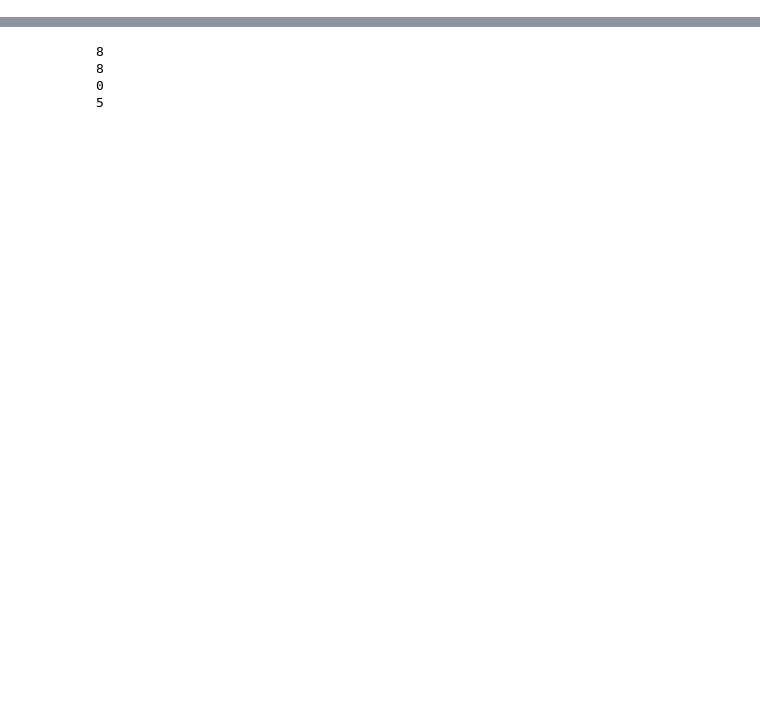
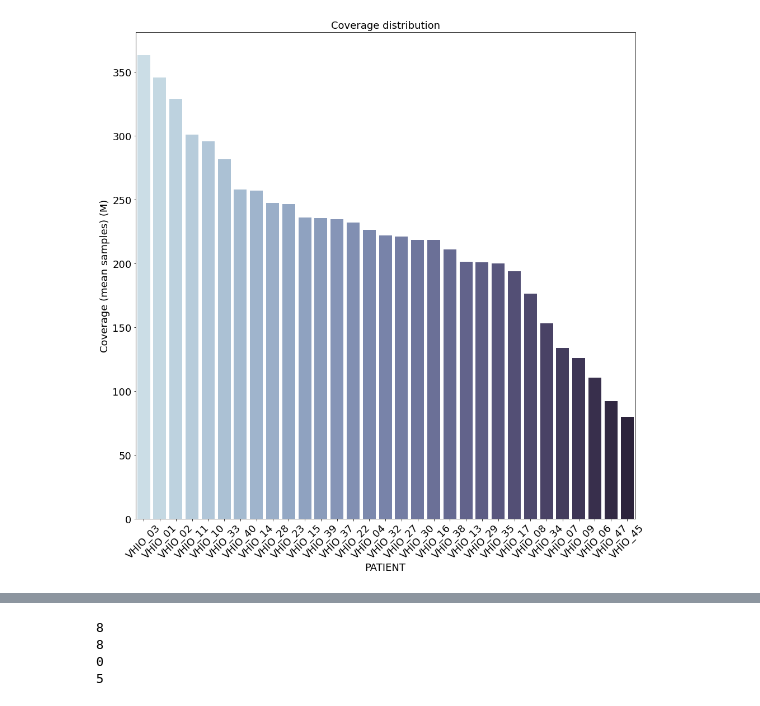
Before and after one commit to jfnavarro/scitron, a Jupyter notebook: analysis_general.ipynb, the cells around one changed output, grey strips where cells are left out. Saved outputs shown, nothing was run; the diff lists cells and outputs as text; code cells hidden in the pictures; blank space fills up the shorter version.

```diff
--- a/analysis_general.ipynb
+++ b/analysis_general.ipynb
@@ -55,3 +109,20 @@ print(len(set(metasamples[metasamples['SAMPLE_TYPE'] == 'tumor']['SAMPLE_ID'])))
+# %%
+fig, ax = plt.subplots(figsize=(16,16))
+
+tmp = qc_stats.groupby('PATIENT_ID').mean()
+tmp['PATIENT_ID'] = tmp.index
+sort_odrder = tmp.sort_values('Unique Pairs', ascending = False).index
+sns_plot = sns.barplot(x='PATIENT_ID', y='Unique Pairs', dodge=False, data=tmp,
+                       order=sort_odrder,
+                       ax=ax, palette='ch:s=.25,rot=-.25')
+_ = sns_plot.set_xticklabels(sort_odrder, size=16, rotation=45)
+_ = sns_plot.set_xlabel('PATIENT', fontsize=18)
+_ = sns_plot.set_ylabel('Coverage (mean samples) (M)', fontsize=18)
+_ = sns_plot.set_title('Coverage distribution', fontsize=18)
+_ = sns_plot.tick_params(axis='both', which='major', labelsize=18)
+fig.savefig('coverage_distribution_per_patient_al.pdf', dpi=180)
+# %% [output]
+[figure, added]
 # %%
 import seaborn as sns
 import matplotlib.pyplot as plt
```
Also changed, not shown: parts of 48 cells of this notebook, 8 other files.
